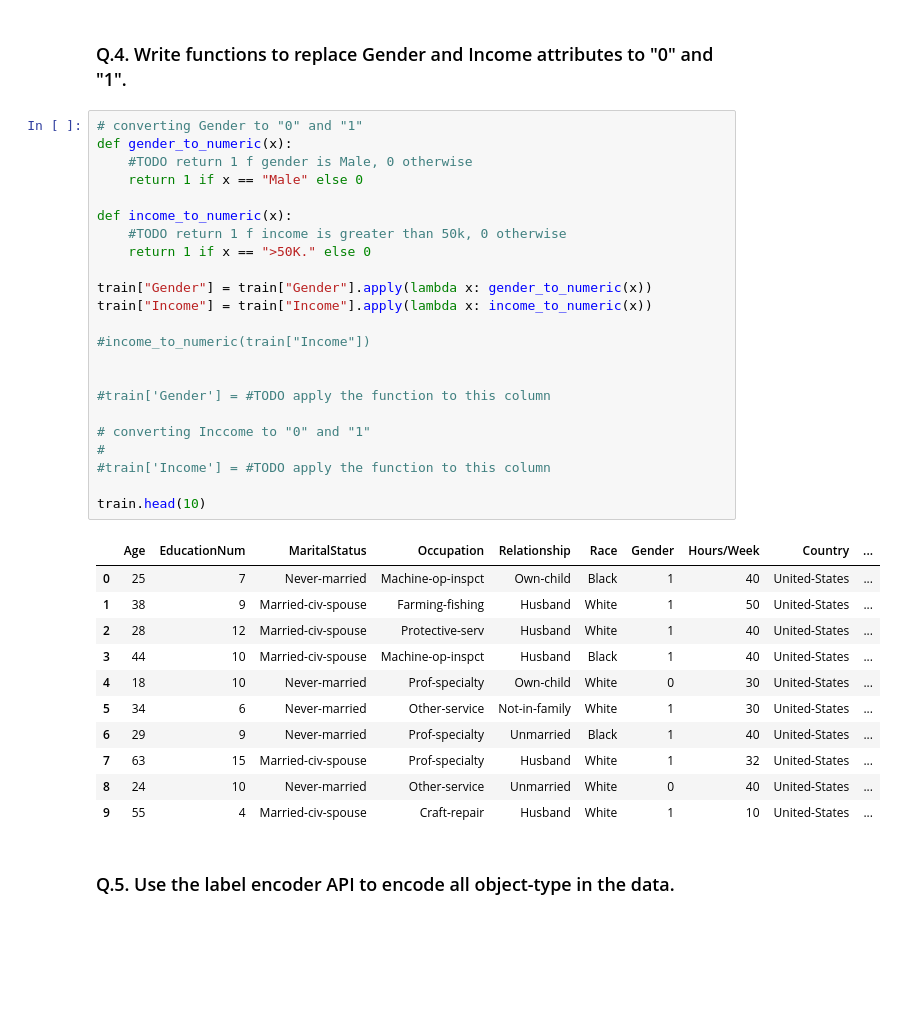
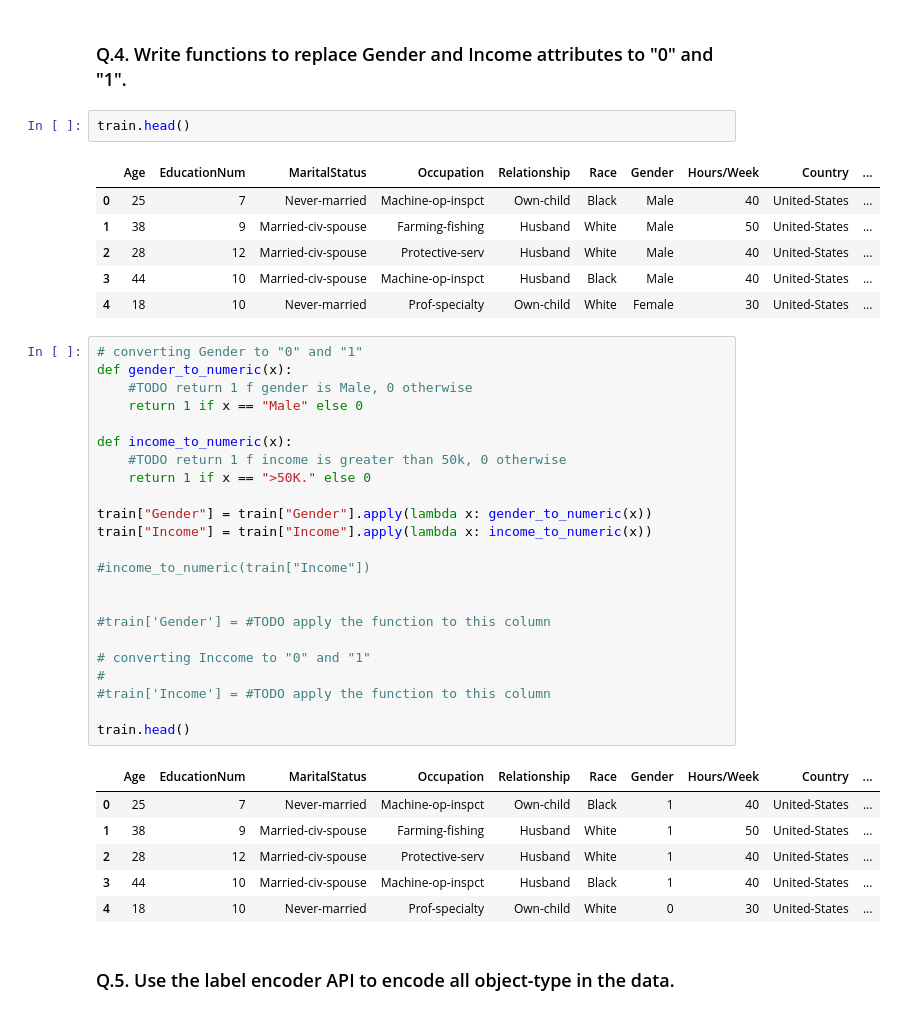
Before and after one commit to Boeing-Bros-UW-ML-Cert/Joeda, a Jupyter notebook: ML210_L5/Rice_ML210_L5.ipynb, the cells around one changed output. Saved outputs shown, nothing was run; the diff lists cells and outputs as text; blank space fills up the shorter version.

```diff
--- a/ML210_L5/Rice_ML210_L5.ipynb
+++ b/ML210_L5/Rice_ML210_L5.ipynb
@@ -115,41 +105,45 @@ Income           0
 dtype: int64
 # %% [markdown]
 <h3>Q.4. Write functions to replace Gender and Income attributes to "0" and "1". </h3>
+# %%
+train.head()
+# %% [output]
+|  | Age | EducationNum | MaritalStatus | Occupation | Relationship | Race | Gender | Hours/Week | Country | ... |
+| 0 | 25 | 7 | Never-married | Machine-op-inspct | Own-child | Black | Male | 40 | United-States | ... |
+| 1 | 38 | 9 | Married-civ-spouse | Farming-fishing | Husband | White | Male | 50 | United-States | ... |
+| 2 | 28 | 12 | Married-civ-spouse | Protective-serv | Husband | White | Male | 40 | United-States | ... |
+| 3 | 44 | 10 | Married-civ-spouse | Machine-op-inspct | Husband | Black | Male | 40 | United-States | ... |
+| 4 | 18 | 10 | Never-married | Prof-specialty | Own-child | White | Female | 30 | United-States | ... |
 # %%
 # converting Gender to "0" and "1"
 def gender_to_numeric(x):
     #TODO return 1 f gender is Male, 0 otherwise
     return 1 if x == "Male" else 0
 
 def income_to_numeric(x):
     #TODO return 1 f income is greater than 50k, 0 otherwise
     return 1 if x == ">50K." else 0
 
 train["Gender"] = train["Gender"].apply(lambda x: gender_to_numeric(x))
 train["Income"] = train["Income"].apply(lambda x: income_to_numeric(x))
 
 #income_to_numeric(train["Income"])
 
 
 #train['Gender'] = #TODO apply the function to this column
 
 # converting Inccome to "0" and "1"
 #
 #train['Income'] = #TODO apply the function to this column
 
-train.head(10)
+train.head()
 # %% [output]
 |  | Age | EducationNum | MaritalStatus | Occupation | Relationship | Race | Gender | Hours/Week | Country | ... |
 | 0 | 25 | 7 | Never-married | Machine-op-inspct | Own-child | Black | 1 | 40 | United-States | ... |
 | 1 | 38 | 9 | Married-civ-spouse | Farming-fishing | Husband | White | 1 | 50 | United-States | ... |
 | 2 | 28 | 12 | Married-civ-spouse | Protective-serv | Husband | White | 1 | 40 | United-States | ... |
 | 3 | 44 | 10 | Married-civ-spouse | Machine-op-inspct | Husband | Black | 1 | 40 | United-States | ... |
 | 4 | 18 | 10 | Never-married | Prof-specialty | Own-child | White | 0 | 30 | United-States | ... |
-| 5 | 34 | 6 | Never-married | Other-service | Not-in-family | White | 1 | 30 | United-States | ... |
-| 6 | 29 | 9 | Never-married | Prof-specialty | Unmarried | Black | 1 | 40 | United-States | ... |
-| 7 | 63 | 15 | Married-civ-spouse | Prof-specialty | Husband | White | 1 | 32 | United-States | ... |
-| 8 | 24 | 10 | Never-married | Other-service | Unmarried | White | 0 | 40 | United-States | ... |
-| 9 | 55 | 4 | Married-civ-spouse | Craft-repair | Husband | White | 1 | 10 | United-States | ... |
 # %% [markdown]
 <h3>Q.5. Use the label encoder API to encode all object-type in the data. </h3>
 # %%
```
Also changed, not shown: parts of 25 cells of this notebook, 5 other files.
